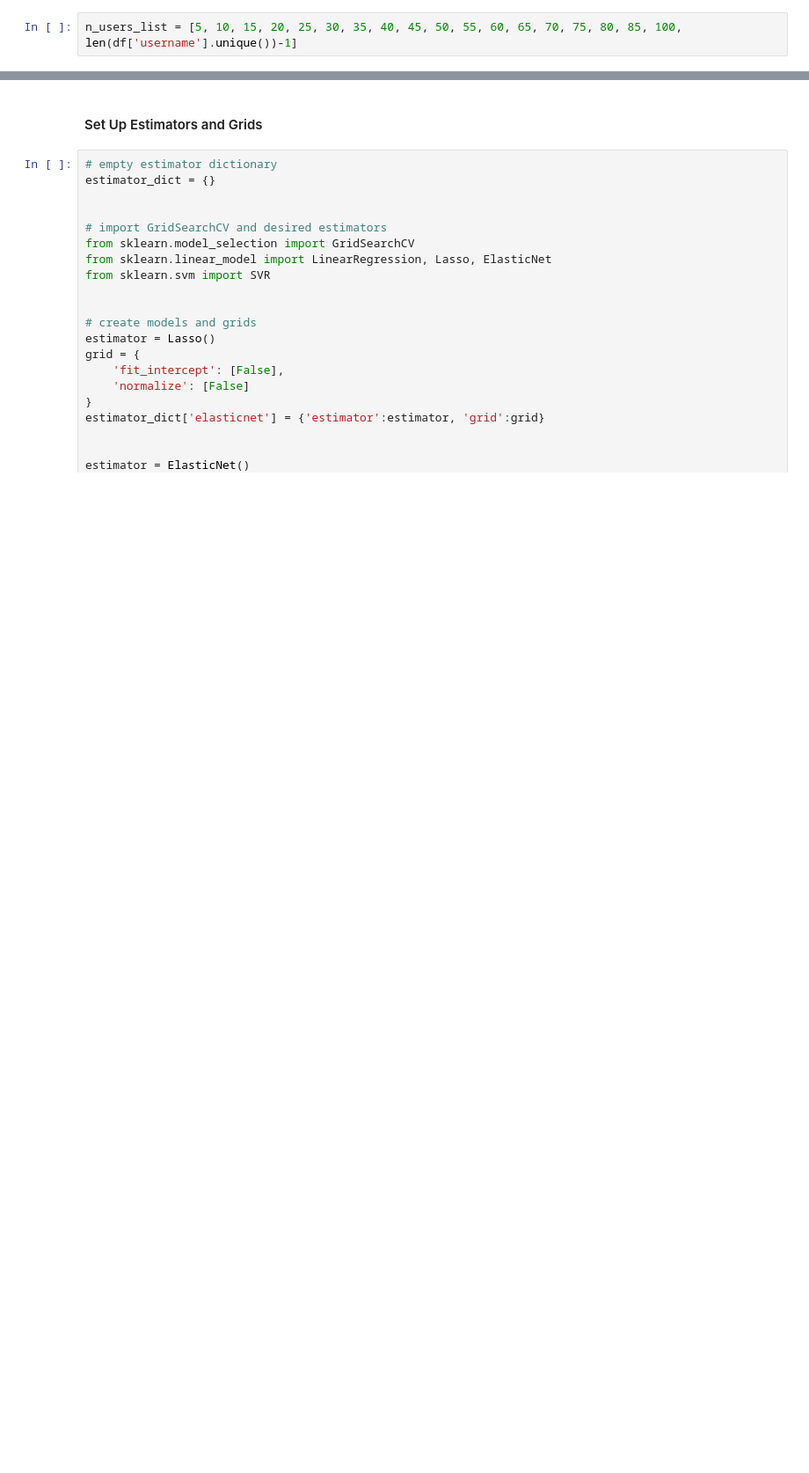
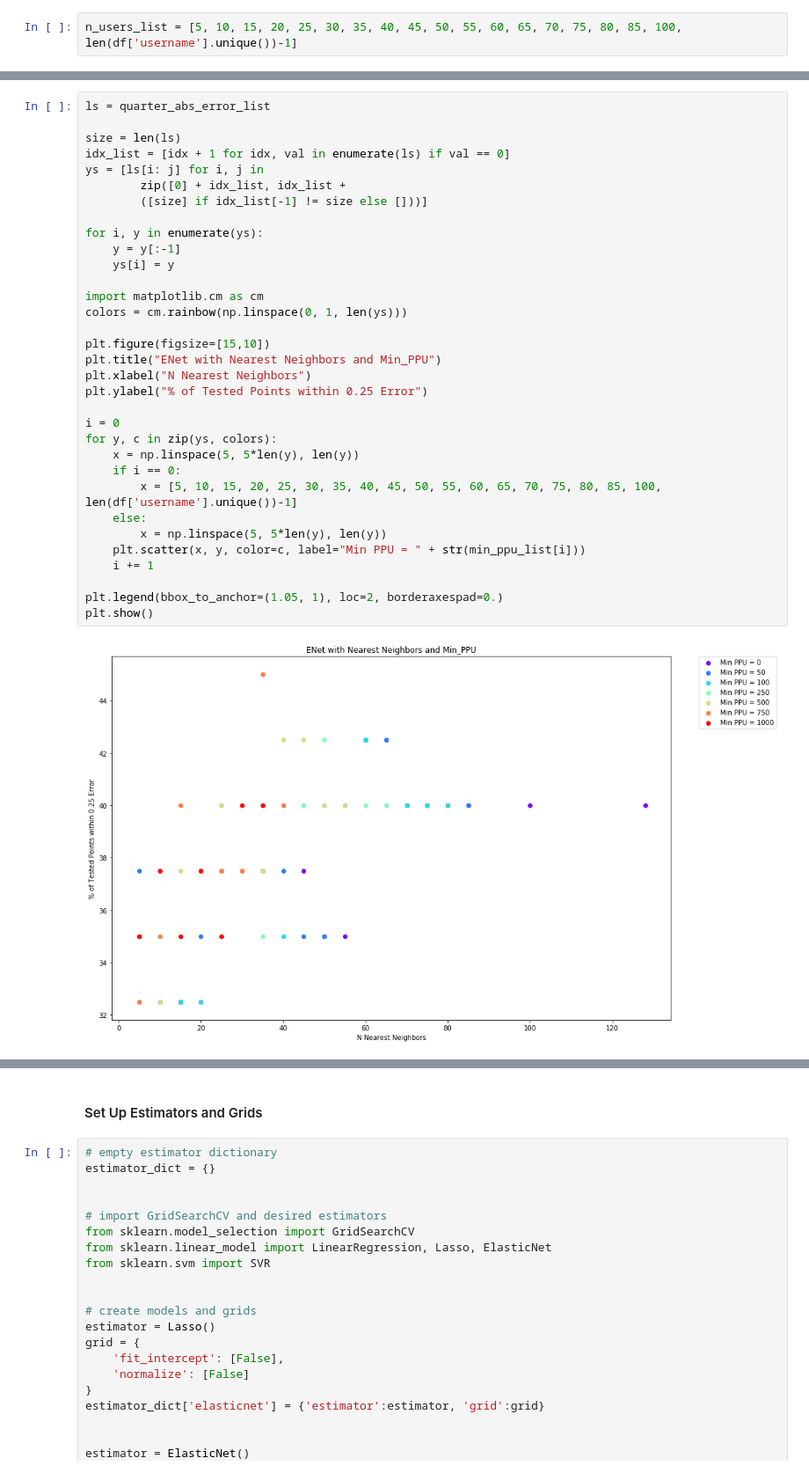
Before and after one commit to tomsharp/BeerMe, a Jupyter notebook: notebooks/Pipeline.ipynb, the cells around one changed output, grey strips where cells are left out. Shown: that part at 88% size. Cells and saved outputs as stored; diff of their text form; blank space fills up the shorter version.

```diff
--- a/notebooks/Pipeline.ipynb
+++ b/notebooks/Pipeline.ipynb
@@ -819,0 +866,35 @@ df[df['username'] == 'tsharp93']['user_rating'].hist()
+# %%
+ls = quarter_abs_error_list
+
+size = len(ls)
+idx_list = [idx + 1 for idx, val in enumerate(ls) if val == 0]
+ys = [ls[i: j] for i, j in
+        zip([0] + idx_list, idx_list +
+        ([size] if idx_list[-1] != size else []))]
+
+for i, y in enumerate(ys):
+    y = y[:-1]
+    ys[i] = y
+
+import matplotlib.cm as cm
+colors = cm.rainbow(np.linspace(0, 1, len(ys)))
+
+plt.figure(figsize=[15,10])
+plt.title("ENet with Nearest Neighbors and Min_PPU")
+plt.xlabel("N Nearest Neighbors")
+plt.ylabel("% of Tested Points within 0.25 Error")
+
+i = 0
+for y, c in zip(ys, colors):
+    x = np.linspace(5, 5*len(y), len(y))
+    if i == 0:
+        x = [5, 10, 15, 20, 25, 30, 35, 40, 45, 50, 55, 60, 65, 70, 75, 80, 85, 100, len(df['username'].unique())-1]
+    else:
+        x = np.linspace(5, 5*len(y), len(y))
+    plt.scatter(x, y, color=c, label="Min PPU = " + str(min_ppu_list[i]))
+    i += 1
+
+plt.legend(bbox_to_anchor=(1.05, 1), loc=2, borderaxespad=0.)
+plt.show()
+# %% [output]
+[figure, added]
```
Also changed, not shown: parts of 7 cells of this notebook.
